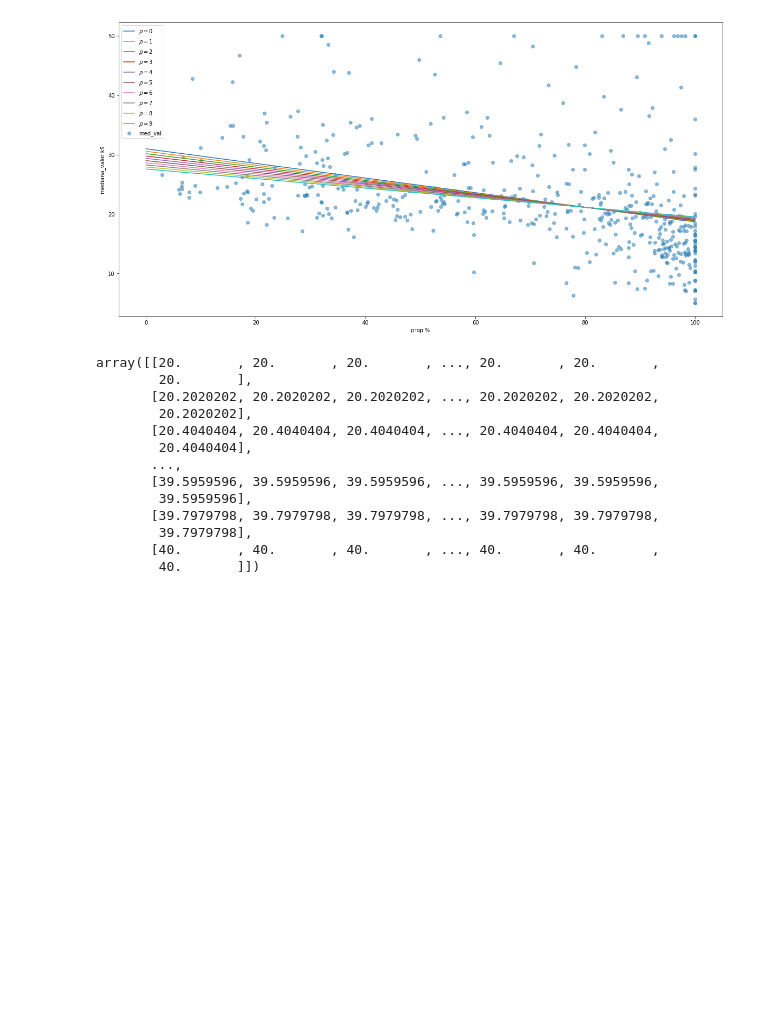
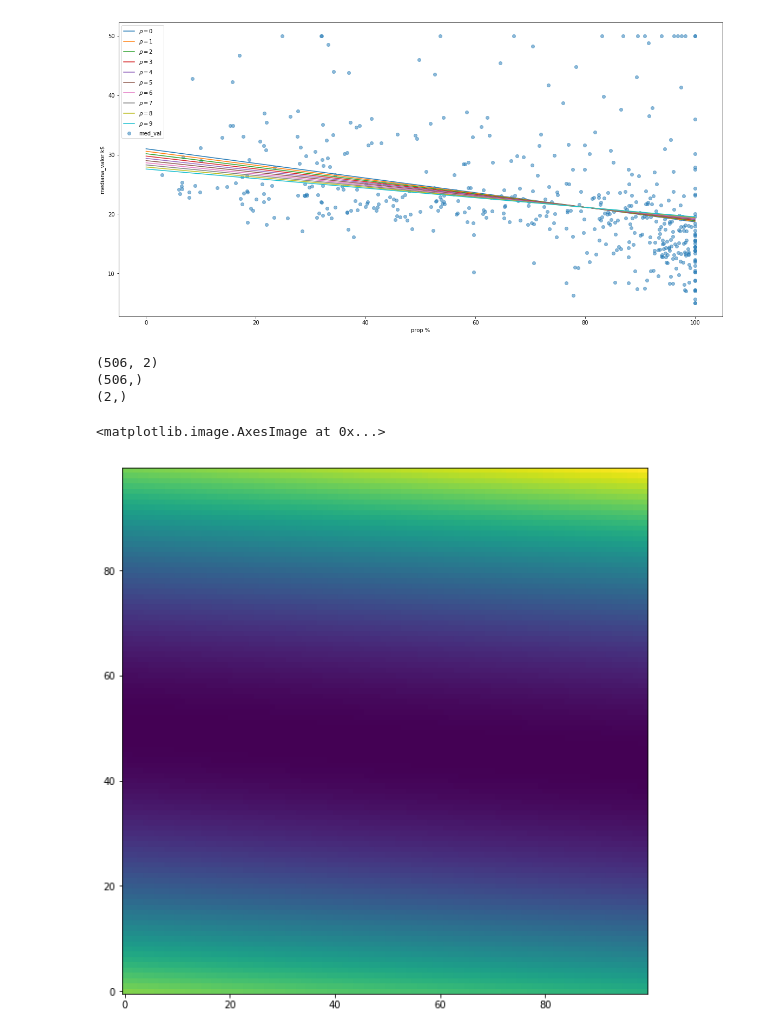
Before and after one commit to fluowhy/PML, a Jupyter notebook: Tarea_1.ipynb, the cells around one changed output. Saved outputs shown, nothing was run; the diff lists cells and outputs as text; code cells hidden in the pictures; blank space fills up the shorter version.

```diff
--- a/Tarea_1.ipynb
+++ b/Tarea_1.ipynb
@@ -45,23 +45,29 @@ plt.legend()
 [-0.08063426 27.57188406]
 <matplotlib.legend.Legend at 0x...>
 [figure]
-# %%
-# funcion de costo
-x1 = np.linspace(-1, 0, 100)
-x2 = np.linspace(20, 40, 100)
-X1, X2 = np.meshgrid(x1, x2)
-X2
-# %% [output]
-array([[20.       , 20.       , 20.       , ..., 20.       , 20.       ,
-        20.       ],
-       [20.2020202, 20.2020202, 20.2020202, ..., 20.2020202, 20.2020202,
-        20.2020202],
-       [20.4040404, 20.4040404, 20.4040404, ..., 20.4040404, 20.4040404,
-        20.4040404],
-       ...,
-       [39.5959596, 39.5959596, 39.5959596, ..., 39.5959596, 39.5959596,
-        39.5959596],
-       [39.7979798, 39.7979798, 39.7979798, ..., 39.7979798, 39.7979798,
-        39.7979798],
-       [40.       , 40.       , 40.       , ..., 40.       , 40.       ,
-        40.       ]])
+# %%
+# funcion de costo
+x1 = np.linspace(-2, 2, 100)
+x2 = np.linspace(20, 40, 100)
+X1, X2 = np.meshgrid(x1, x2)
+rho = 1
+print(X.shape)
+print(Y.shape)
+print(theta.shape)
+c1 = 0
+JJ = np.zeros((100, 100))
+for i in x1:
+    c2 = 0
+    for j in x2:
+        theta = np.array([i, j])
+        J = 0.5*(Y - theta.T@X.T).T@(Y - theta.T@X.T) + 0.5*rho*theta.T@theta
+        JJ[c1, c2] = J
+        c2 += 1
+    c1 += 1
+plt.imshow(JJ, origin='lower')
+# %% [output]
+(506, 2)
+(506,)
+(2,)
+<matplotlib.image.AxesImage at 0x...>
+[figure, added]
```
Also changed, not shown: parts of 1 cell of this notebook, 1 other file.
